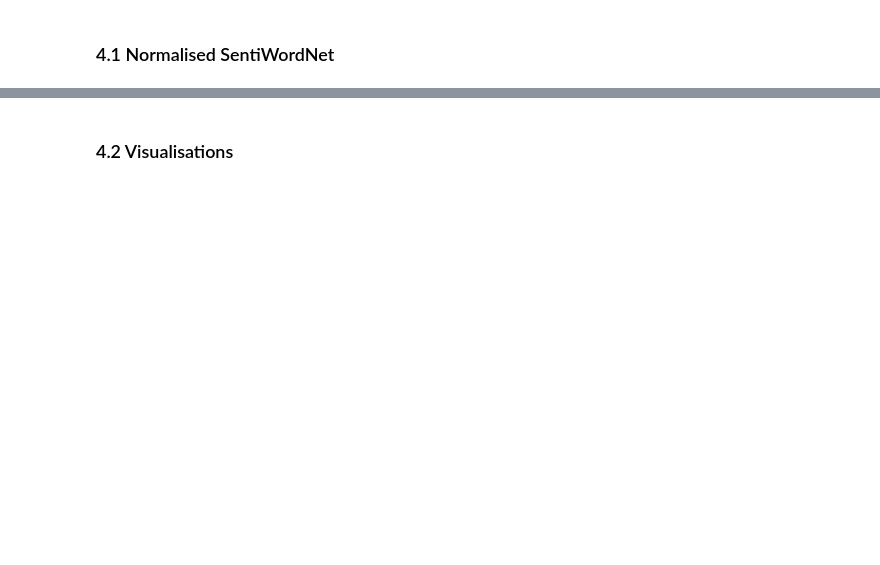
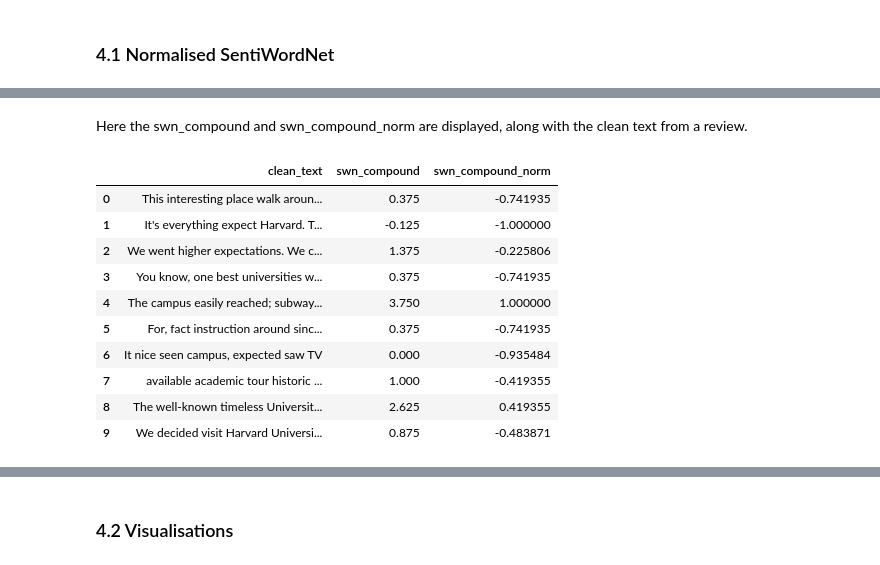
Before and after one commit to antoniooliveira03/Projects, a Jupyter notebook: Industrial Applications of AI/Assignment 4/02_Sentiment Analysis.ipynb, the cells around one changed output, grey strips where cells are left out. Saved outputs shown, nothing was run; the diff lists cells and outputs as text; code cells hidden in the pictures; blank space fills up the shorter version.

```diff
--- a/Industrial Applications of AI/Assignment 4/02_Sentiment Analysis.ipynb
+++ b/Industrial Applications of AI/Assignment 4/02_Sentiment Analysis.ipynb
@@ -163,0 +246,16 @@ data[['clean_sentiment', 'SentiWordNet_polarity_compound', 'SentiWordNet_normali
+# %% [markdown]
+Here the swn_compound and swn_compound_norm are displayed, along with the clean text from a review.
+# %%
+data[['clean_text', 'swn_compound', 'swn_compound_norm']]
+# %% [output]
+|  | clean_text | swn_compound | swn_compound_norm |
+| 0 | This interesting place walk aroun... | 0.375 | -0.741935 |
+| 1 | It's everything expect Harvard. T... | -0.125 | -1.000000 |
+| 2 | We went higher expectations. We c... | 1.375 | -0.225806 |
+| 3 | You know, one best universities w... | 0.375 | -0.741935 |
+| 4 | The campus easily reached; subway... | 3.750 | 1.000000 |
+| 5 | For, fact instruction around sinc... | 0.375 | -0.741935 |
+| 6 | It nice seen campus, expected saw TV | 0.000 | -0.935484 |
+| 7 | available academic tour historic ... | 1.000 | -0.419355 |
+| 8 | The well-known timeless Universit... | 2.625 | 0.419355 |
+| 9 | We decided visit Harvard Universi... | 0.875 | -0.483871 |
```
Also changed, not shown: parts of 41 cells of this notebook, 1 other file.
